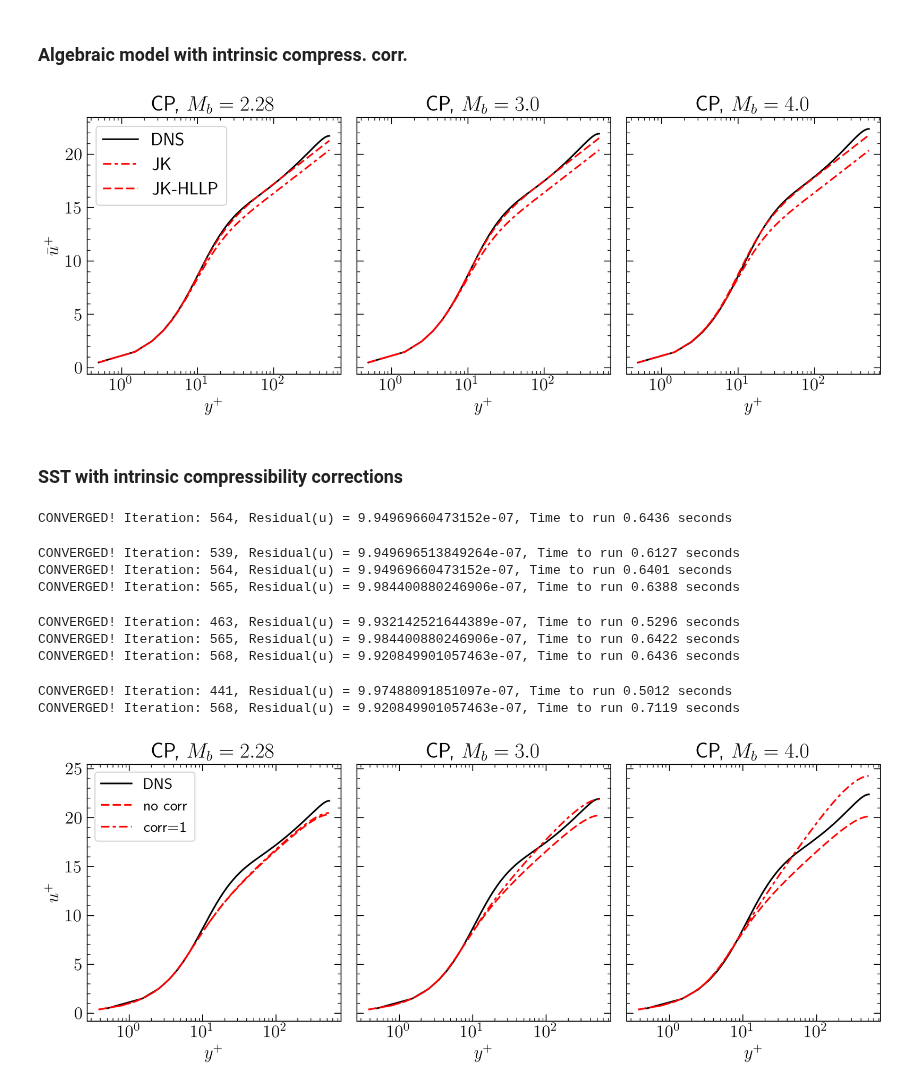
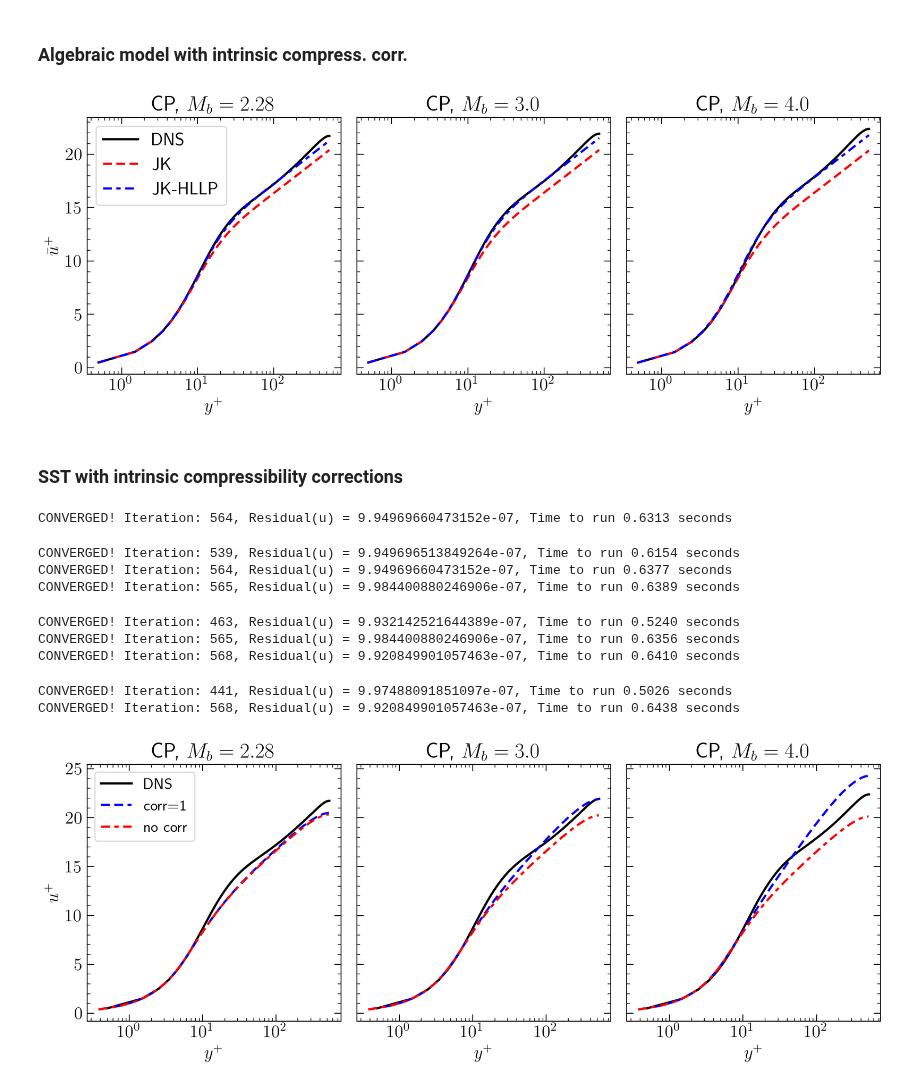
Before and after one commit to Fluid-Dynamics-Of-Energy-Systems-Team/RANS_Channel, a Jupyter notebook: main.ipynb, the cells around one changed output. Saved outputs shown, nothing was run; the diff lists cells and outputs as text; code cells hidden in the pictures.

```diff
--- a/main.ipynb
+++ b/main.ipynb
@@ -1120,6 +1136,7 @@ def plotProfilesForVariablePropertyCases(ax, DNS):
     mu    = DNS['mu']
     ReTau = DNS['ReTau']
 
+    lw = 2.5
 
     ypLam = 10**np.linspace(np.log10(0.8),np.log10(15),20)
     ax[1].semilogx(ypLam,ypLam,color='0.6', lw=1, dashes=(10,2), label=r'$u^\star = y^\star$')
@@ -1129,16 +1146,16 @@ def plotProfilesForVariablePropertyCases(ax, DNS):
     upTurb = 1/0.41*np.log(ypTurb) + 5.2
     ax[1].semilogx(ypTurb, upTurb,color='0.6', lw=1, dashes=(10,2,2,2), label=r'$\frac{1}{0.41} \ln (y^\star)+5.2$')
 
-    ax[0].semilogx(DNS['ypl'][1:], DNS['upl'][1:], 'k', label='DNS')
-    ax[1].semilogx(DNS['yst'][1:], DNS['ust'][1:], 'k')
+    ax[0].semilogx(DNS['ypl'][1:], DNS['upl'][1:], 'k', lw=lw, label='DNS')
+    ax[1].semilogx(DNS['yst'][1:], DNS['ust'][1:], 'k', lw=lw)
 
     res2 = solveVelAlgebraicEddyViscModel(y, rho, mu, ReTau, 0.0, flagDamping = "yplus")
-    ax[0].semilogx(DNS['ypl'][1:], res2['upl'][1:], 'r', dashes=(5,2), label='JK - $D(y^+)$')
-    ax[1].semilogx(DNS['yst'][1:], res2['ust'][1:], 'r', dashes=(5,2))
+    ax[0].semilogx(DNS['ypl'][1:], res2['upl'][1:], 'r', lw=lw, dashes=(4,2), label='JK - $D(y^+)$')
+    ax[1].semilogx(DNS['yst'][1:], res2['ust'][1:], 'r', lw=lw, dashes=(4,2))
 
     res1 = solveVelAlgebraicEddyViscModel(y, rho, mu, ReTau, 0.0)
-    ax[0].semilogx(DNS['ypl'][1:], res1['upl'][1:], 'r', dashes=(5,2,2,2), label='JK - $D(y^\star)$')
-    ax[1].semilogx(DNS['yst'][1:], res1['ust'][1:], 'r', dashes=(5,2,2,2))
+    ax[0].semilogx(DNS['ypl'][1:], res1['upl'][1:], 'b', lw=lw, dashes=(4,2,2,2), label='JK - $D(y^\star)$')
+    ax[1].semilogx(DNS['yst'][1:], res1['ust'][1:], 'b', lw=lw, dashes=(4,2,2,2))
 
 
 fig, ax = plt.subplots(2,3, figsize=(11, 8), sharey='row')
@@ -1512,40 +1529,41 @@ from scipy.interpolate import interp1d
 
 def plotProfiles(ax, DNS, MaTau):
 
-    ax.semilogx(DNS['yst'][1:], DNS['ust'][1:], 'k', label='DNS')
+    lw = 2
+    ax.semilogx(DNS['yst'][1:], DNS['ust'][1:], 'k', lw=lw, label='DNS')
     # ax.semilogx(yst[1:], ust[1:], 'k', label='DNS')
     ust = meanVelocityIntrinsicCompCorr(DNS['y'], DNS['ReTau'], 0.0, DNS['rho'], DNS['mu'], DNS['yst'])
-    ax.semilogx(DNS['yst'][1:], ust[1:], 'r', dashes=(5,2,2,2), label='JK')
+    ax.semilogx(DNS['yst'][1:], ust[1:], 'r', lw=lw, dashes=(4,2), label='JK')
     ust = meanVelocityIntrinsicCompCorr(DNS['y'], DNS['ReTau'], MaTau, DNS['rho'], DNS['mu'], DNS['yst'])
-    ax.semilogx(DNS['yst'][1:], ust[1:], 'r', dashes=(5,2), label='JK-HLLP')
+    ax.semilogx(DNS['yst'][1:], ust[1:], 'b', lw=lw, dashes=(4,2,2,2), label='JK-HLLP')
 
 
 
 
 fig, ax = plt.subplots(1,3, figsize=(11, 4.5), sharey='row')
 DNS = loadHasanData(dataRepo+'HasanEtAl_M2R550CP.csv'); plotProfiles(ax[0], DNS, 0.120)
 DNS = loadHasanData(dataRepo+'HasanEtAl_M3R550CP.csv'); plotProfiles(ax[1], DNS, 0.152)
 DNS = loadHasanData(dataRepo+'HasanEtAl_M4R550CP.csv'); plotProfiles(ax[2], DNS, 0.198)
 
 ax[0].set_ylabel(r'$\bar u^+$')
 for a in ax:
     a.set_xlabel(r'$y^+$')
     a.yaxis.set_minor_locator(MultipleLocator(1))
 
 ax[0].set_title(r'CP, $M_{b} = 2.28$')
 ax[1].set_title(r'CP, $M_{b} = 3.0$')
 ax[2].set_title(r'CP, $M_{b} = 4.0$')
 
 
 # props = dict(boxstyle='round', facecolor='lightgray', alpha=0.5)
 # ax[0].text(30, 3, r'$Ma_{b} = 2.28$', rotation=0, bbox=props)
 # ax[1].text(30, 3, r'$Ma_{b} = 3.0$', rotation=0, bbox=props)
 # ax[2].text(30, 3, r'$Ma_{b} = 4.0$', rotation=0, bbox=props)
 
 ax[0].legend(loc=2)
 plt.tight_layout(w_pad=0.9, h_pad=0.0)
 # %% [output]
-[figure, old version]
+[figure, new version]
 # %%
 fig.savefig('fig_IC_jk.pdf',bbox_inches='tight', pad_inches=0.05)
 # %% [markdown]
@@ -1576,9 +1594,10 @@ def runSSTwithIntrinsicCompCorr(DNS):
 
 
 def plotResultsSSTwithIntrinsicCompCorr(ax):
-    ax.semilogx(DNS['yst'][1:], DNS['ust'][1:], 'k', label='DNS')
-    ax.semilogx(res1['yst'][1:mesh.n//2], res1['ust'][1:mesh.n//2], 'r', dashes=(5,2),         label='no corr')
-    ax.semilogx(res2['yst'][1:mesh.n//2], res2['ust'][1:mesh.n//2], 'r', dashes=(5,2,2,2),     label='corr=1')
+    lw=2
+    ax.semilogx(DNS['yst'][1:], DNS['ust'][1:], 'k',lw=lw, label='DNS')
+    ax.semilogx(res2['yst'][1:mesh.n//2], res2['ust'][1:mesh.n//2], 'b',lw=lw, dashes=(4,2),     label='corr=1')
+    ax.semilogx(res1['yst'][1:mesh.n//2], res1['ust'][1:mesh.n//2], 'r',lw=lw, dashes=(4,2,2,2), label='no corr')
     # ax.semilogx(res3['yst'][1:mesh.n//2], res3['ust'][1:mesh.n//2], 'k', dashes=(5,2,2,2,2,2), label='corr=2')
 
 
@@ -1616,15 +1635,15 @@ ax[2].set_title(r'CP, $M_{b} = 4.0$')
 
 plt.tight_layout(w_pad=0.9, h_pad=0.0)
 # %% [output]
-CONVERGED! Iteration: 564, Residual(u) = 9.94969660473152e-07, Time to run 0.6436 seconds
+CONVERGED! Iteration: 564, Residual(u) = 9.94969660473152e-07, Time to run 0.6313 seconds
-CONVERGED! Iteration: 539, Residual(u) = 9.949696513849264e-07, Time to run 0.6127 seconds
-CONVERGED! Iteration: 564, Residual(u) = 9.94969660473152e-07, Time to run 0.6401 seconds
-CONVERGED! Iteration: 565, Residual(u) = 9.984400880246906e-07, Time to run 0.6388 seconds
+CONVERGED! Iteration: 539, Residual(u) = 9.949696513849264e-07, Time to run 0.6154 seconds
+CONVERGED! Iteration: 564, Residual(u) = 9.94969660473152e-07, Time to run 0.6377 seconds
+CONVERGED! Iteration: 565, Residual(u) = 9.984400880246906e-07, Time to run 0.6389 seconds
-CONVERGED! Iteration: 463, Residual(u) = 9.932142521644389e-07, Time to run 0.5296 seconds
-CONVERGED! Iteration: 565, Residual(u) = 9.984400880246906e-07, Time to run 0.6422 seconds
-CONVERGED! Iteration: 568, Residual(u) = 9.920849901057463e-07, Time to run 0.6436 seconds
+CONVERGED! Iteration: 463, Residual(u) = 9.932142521644389e-07, Time to run 0.5240 seconds
+CONVERGED! Iteration: 565, Residual(u) = 9.984400880246906e-07, Time to run 0.6356 seconds
+CONVERGED! Iteration: 568, Residual(u) = 9.920849901057463e-07, Time to run 0.6410 seconds
-CONVERGED! Iteration: 441, Residual(u) = 9.97488091851097e-07, Time to run 0.5012 seconds
-CONVERGED! Iteration: 568, Residual(u) = 9.920849901057463e-07, Time to run 0.7119 seconds
+CONVERGED! Iteration: 441, Residual(u) = 9.97488091851097e-07, Time to run 0.5026 seconds
+CONVERGED! Iteration: 568, Residual(u) = 9.920849901057463e-07, Time to run 0.6438 seconds
-[figure, old version]
+[figure, new version]
 # %%
 fig.savefig('fig_IC_ddSST.pdf',bbox_inches='tight', pad_inches=0.05)
```
Also changed, not shown: parts of 11 cells of this notebook.
